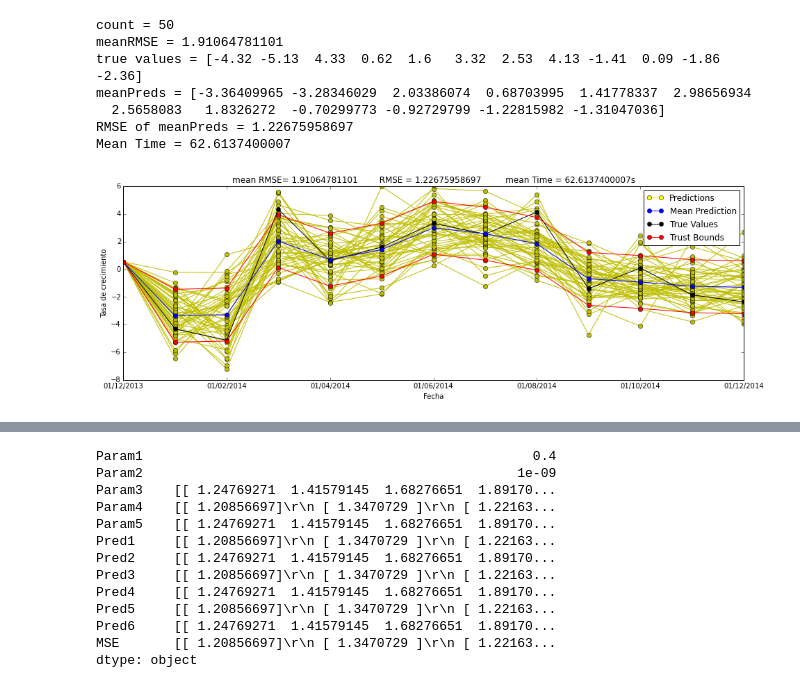
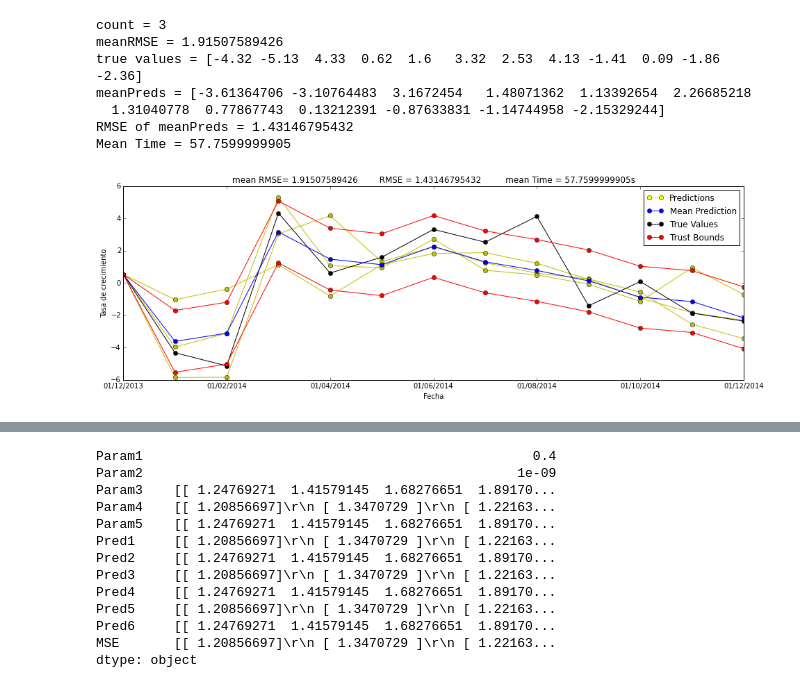
Before and after one commit to Ark93/AnnEchoState, a Jupyter notebook: DataAnalisis.ipynb, the cells around one changed output, grey strips where cells are left out. Drawn from its saved outputs; the diff is of its cells as text; code cells hidden in the pictures.

```diff
--- a/DataAnalisis.ipynb
+++ b/DataAnalisis.ipynb
@@ -158,7 +158,7 @@ def analyze_Test(test_predictions,TS,anotattion=False):
         print "RMSE of meanPreds = " + (str)(testRMSE)
         print "Mean Time = " + (str)(meanTime)
 # %%
-predictions = pd.read_csv("Results/iteraciones/Validation_predicions_2015_1.csv" )
+predictions = pd.read_csv("Results/iteraciones/Validation_predicions_2015_1_test.csv" )
 predictions[:1]
 # %% [output]
 |  | Param1 | Param2 | Param3 | Param4 | Param5 | Pred1 | Pred2 | Pred3 | Pred4 | Pred5 | Pred6 | ... |
@@ -166,12 +166,12 @@ predictions[:1]
 # %%
-analyce_Val(predictions,True)
+analyze_Val(predictions,TS,True)
 # %% [output]
-count = 50
-meanRMSE = 1.91064781101
+count = 3
+meanRMSE = 1.91507589426
 true values = [-4.32 -5.13  4.33  0.62  1.6   3.32  2.53  4.13 -1.41  0.09 -1.86 -2.36]
-meanPreds = [-3.36409965 -3.28346029  2.03386074  0.68703995  1.41778337  2.98656934
-  2.5658083   1.8326272  -0.70299773 -0.92729799 -1.22815982 -1.31047036]
-RMSE of meanPreds = 1.22675958697
-Mean Time = 62.6137400007
+meanPreds = [-3.61364706 -3.10764483  3.1672454   1.48071362  1.13392654  2.26685218
+  1.31040778  0.77867743  0.13212391 -0.87633831 -1.14744958 -2.15329244]
+RMSE of meanPreds = 1.43146795432
+Mean Time = 57.7599999905
-[figure, old version]
+[figure, new version]
 # %%
```
Also changed, not shown: parts of 3 cells of this notebook, 1 other file.
